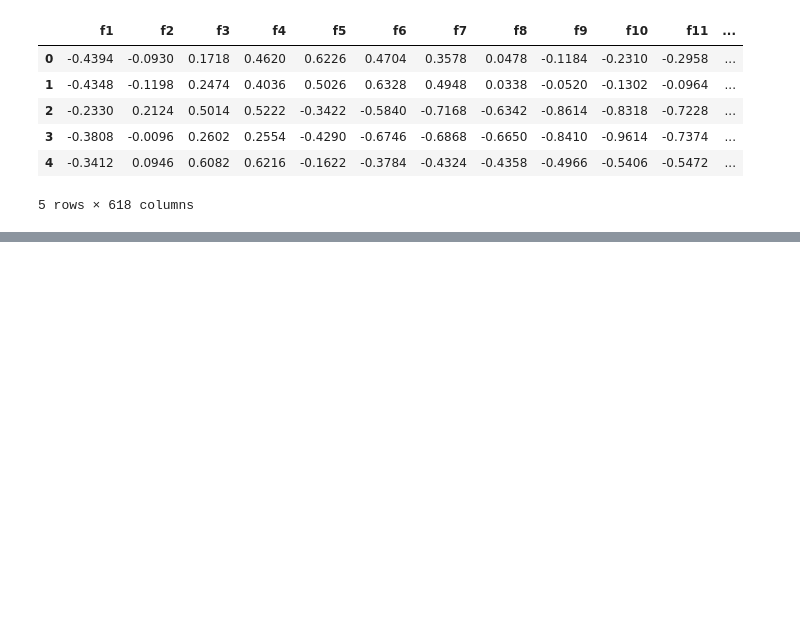
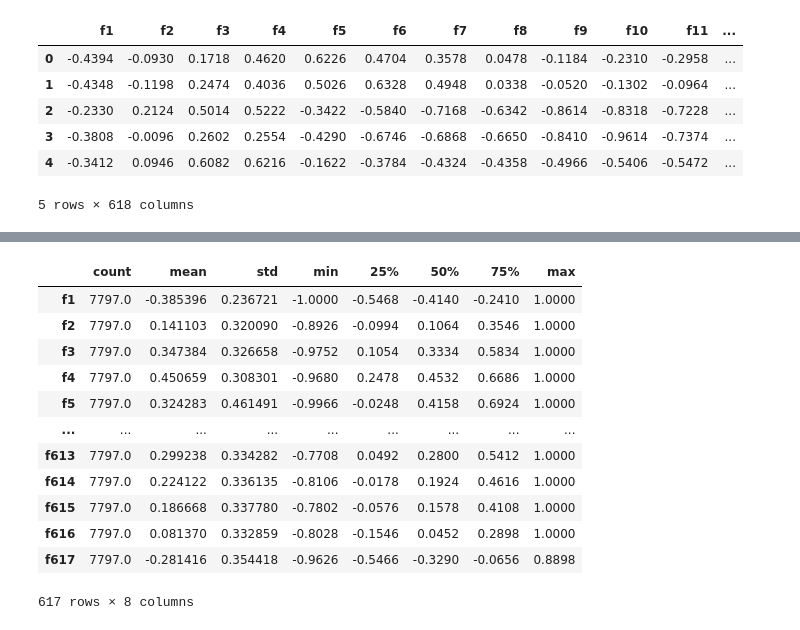
Before and after one commit to FauziArifin/PacktData, a Jupyter notebook: LetterName.ipynb, the cells around one changed output, grey strips where cells are left out. Cells and saved outputs as stored; diff of their text form; code cells hidden in the pictures; blank space fills up the shorter version.

```diff
--- a/LetterName.ipynb
+++ b/LetterName.ipynb
@@ -11,7 +11,7 @@ You are working for a technology company and they are planning to launch a new v
 # %%
 import pandas as pd
 
-url = 'https://raw.githubusercontent.com/FauziArifin/PacktData/master/Dataset/Isolet.csv'
+url = 'https://raw.githubusercontent.com/PacktWorkshops/The-Data-Science-Workshop/master/Chapter04/Dataset/phpB0xrNj.csv'
 
 df = pd.read_csv(url)
 
@@ -26,0 +42,16 @@ df.head()
+# %%
+df.describe().T
+# %% [output]
+|  | count | mean | std | min | 25% | 50% | 75% | max |
+| f1 | 7797.0 | -0.385396 | 0.236721 | -1.0000 | -0.5468 | -0.4140 | -0.2410 | 1.0000 |
+| f2 | 7797.0 | 0.141103 | 0.320090 | -0.8926 | -0.0994 | 0.1064 | 0.3546 | 1.0000 |
+| f3 | 7797.0 | 0.347384 | 0.326658 | -0.9752 | 0.1054 | 0.3334 | 0.5834 | 1.0000 |
+| f4 | 7797.0 | 0.450659 | 0.308301 | -0.9680 | 0.2478 | 0.4532 | 0.6686 | 1.0000 |
+| f5 | 7797.0 | 0.324283 | 0.461491 | -0.9966 | -0.0248 | 0.4158 | 0.6924 | 1.0000 |
+| ... | ... | ... | ... | ... | ... | ... | ... | ... |
+| f613 | 7797.0 | 0.299238 | 0.334282 | -0.7708 | 0.0492 | 0.2800 | 0.5412 | 1.0000 |
+| f614 | 7797.0 | 0.224122 | 0.336135 | -0.8106 | -0.0178 | 0.1924 | 0.4616 | 1.0000 |
+| f615 | 7797.0 | 0.186668 | 0.337780 | -0.7802 | -0.0576 | 0.1578 | 0.4108 | 1.0000 |
+| f616 | 7797.0 | 0.081370 | 0.332859 | -0.8028 | -0.1546 | 0.0452 | 0.2898 | 1.0000 |
+| f617 | 7797.0 | -0.281416 | 0.354418 | -0.9626 | -0.5466 | -0.3290 | -0.0656 | 0.8898 |
+617 rows × 8 columns
```
Also changed, not shown: parts of 31 cells of this notebook.
